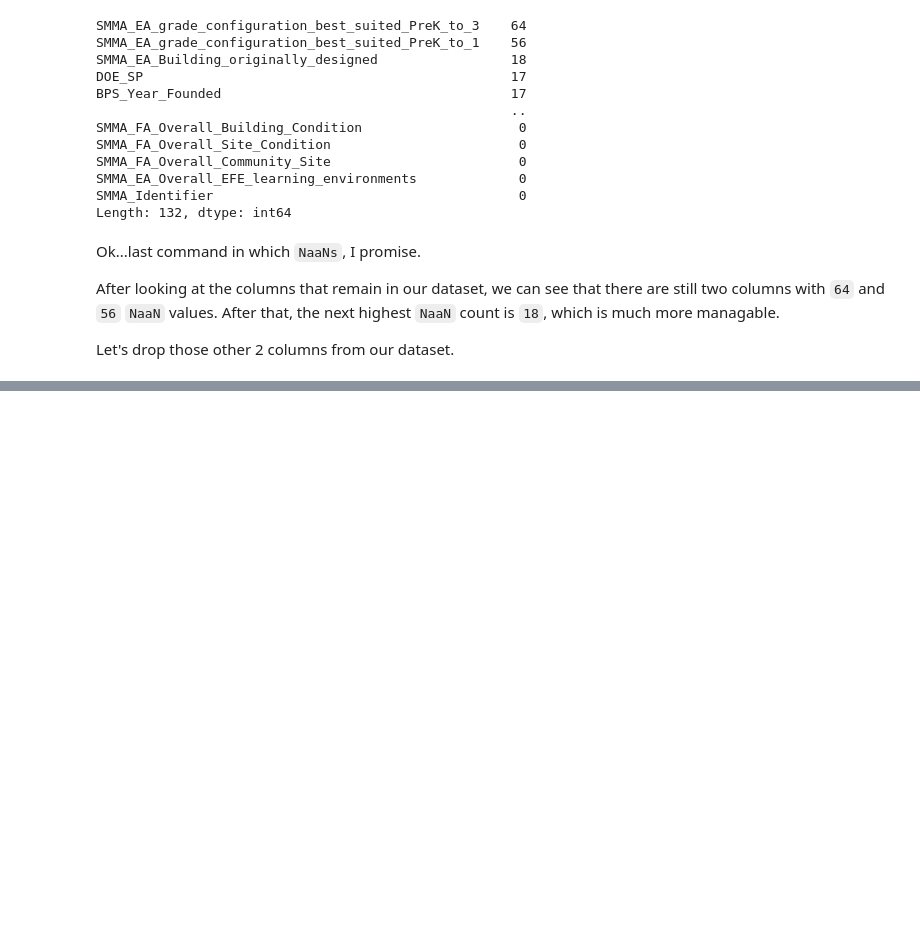
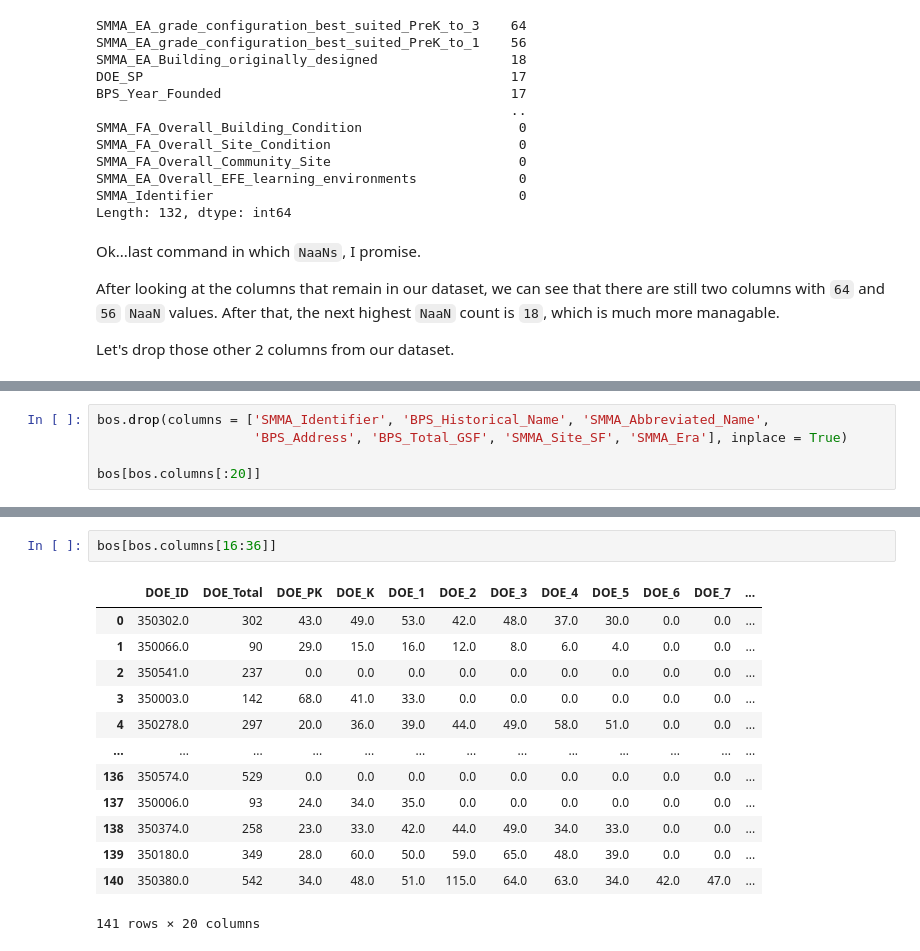
Before and after one commit to mike-laccavole/boston-public-schools-2015, a Jupyter notebook: notebooks/Untitled.ipynb, the cells around one changed output, grey strips where cells are left out. Saved outputs shown, nothing was run; the diff lists cells and outputs as text; blank space fills up the shorter version.

Commit message:
Further exploration of the dataset, determining which of the 100+ columns i nthe dataset should be either kept or dropped

```diff
--- a/notebooks/Untitled.ipynb
+++ b/notebooks/Untitled.ipynb
@@ -238,0 +273,5 @@ bos.drop(columns = ['SMMA_EA_grade_configuration_best_suited_PreK_to_3',
+# %%
+bos.drop(columns = ['SMMA_Identifier', 'BPS_Historical_Name', 'SMMA_Abbreviated_Name',
+                    'BPS_Address', 'BPS_Total_GSF', 'SMMA_Site_SF', 'SMMA_Era'], inplace = True)
+
+bos[bos.columns[:20]]
@@ -238,0 +292,16 @@ bos.drop(columns = ['SMMA_EA_grade_configuration_best_suited_PreK_to_3',
+# %%
+bos[bos.columns[16:36]]
+# %% [output]
+|  | DOE_ID | DOE_Total | DOE_PK | DOE_K | DOE_1 | DOE_2 | DOE_3 | DOE_4 | DOE_5 | DOE_6 | DOE_7 | ... |
+| 0 | 350302.0 | 302 | 43.0 | 49.0 | 53.0 | 42.0 | 48.0 | 37.0 | 30.0 | 0.0 | 0.0 | ... |
+| 1 | 350066.0 | 90 | 29.0 | 15.0 | 16.0 | 12.0 | 8.0 | 6.0 | 4.0 | 0.0 | 0.0 | ... |
+| 2 | 350541.0 | 237 | 0.0 | 0.0 | 0.0 | 0.0 | 0.0 | 0.0 | 0.0 | 0.0 | 0.0 | ... |
+| 3 | 350003.0 | 142 | 68.0 | 41.0 | 33.0 | 0.0 | 0.0 | 0.0 | 0.0 | 0.0 | 0.0 | ... |
+| 4 | 350278.0 | 297 | 20.0 | 36.0 | 39.0 | 44.0 | 49.0 | 58.0 | 51.0 | 0.0 | 0.0 | ... |
+| ... | ... | ... | ... | ... | ... | ... | ... | ... | ... | ... | ... | ... |
+| 136 | 350574.0 | 529 | 0.0 | 0.0 | 0.0 | 0.0 | 0.0 | 0.0 | 0.0 | 0.0 | 0.0 | ... |
+| 137 | 350006.0 | 93 | 24.0 | 34.0 | 35.0 | 0.0 | 0.0 | 0.0 | 0.0 | 0.0 | 0.0 | ... |
+| 138 | 350374.0 | 258 | 23.0 | 33.0 | 42.0 | 44.0 | 49.0 | 34.0 | 33.0 | 0.0 | 0.0 | ... |
+| 139 | 350180.0 | 349 | 28.0 | 60.0 | 50.0 | 59.0 | 65.0 | 48.0 | 39.0 | 0.0 | 0.0 | ... |
+| 140 | 350380.0 | 542 | 34.0 | 48.0 | 51.0 | 115.0 | 64.0 | 63.0 | 34.0 | 42.0 | 47.0 | ... |
+141 rows × 20 columns
```
Also changed, not shown: parts of 6 cells of this notebook.
